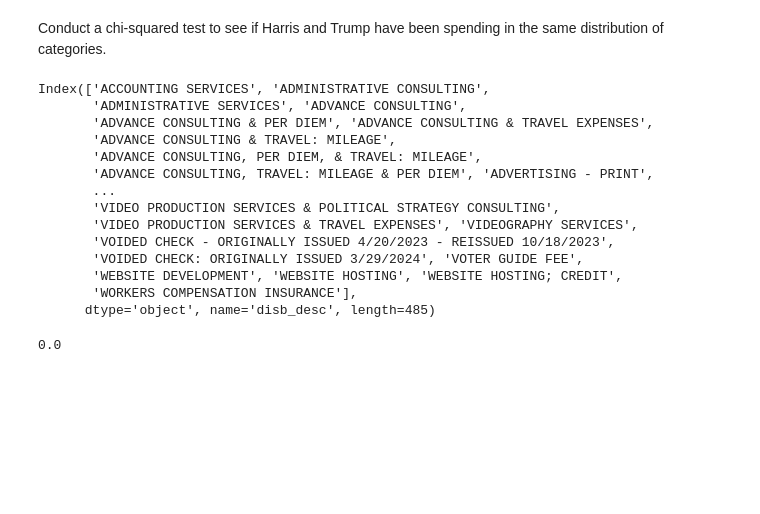
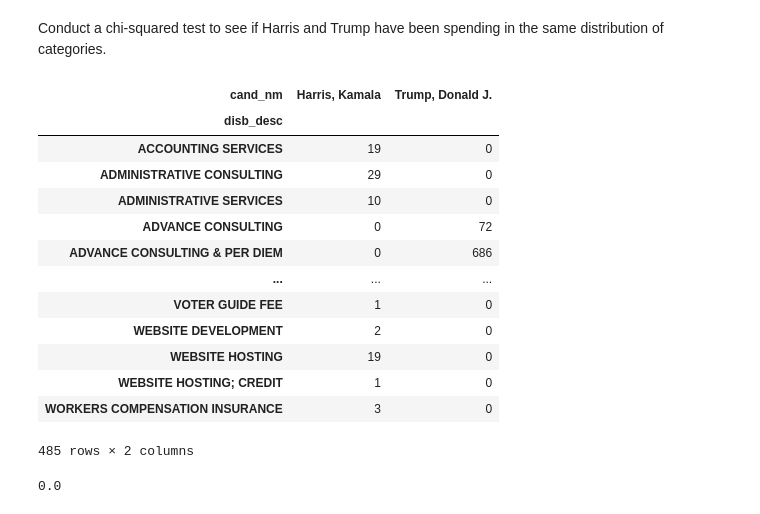
Before and after one commit to wellsGarrison/320Project, a Jupyter notebook: final_project.ipynb, the cells around one changed output. Drawn from its saved outputs; the diff is of its cells as text; code cells hidden in the pictures; blank space fills up the shorter version.

```diff
--- a/final_project.ipynb
+++ b/final_project.ipynb
@@ -61,22 +61,22 @@ pd.read_csv("weball24.txt", delimiter='|')
 Conduct a chi-squared test to see if Harris and Trump have been spending in the same distribution of categories.
 # %%
 cross_category = pd.crosstab(spending_df['disb_desc'], spending_df[(spending_df['cand_nm'] == 'Harris, Kamala') | (spending_df['cand_nm'] == 'Trump, Donald J.')]['cand_nm'])
-cross_category.index
+cross_category
 # %% [output]
+| cand_nm | Harris, Kamala | Trump, Donald J. |
+| disb_desc |  |  |
+| ACCOUNTING SERVICES | 19 | 0 |
+| ADMINISTRATIVE CONSULTING | 29 | 0 |
+| ADMINISTRATIVE SERVICES | 10 | 0 |
+| ADVANCE CONSULTING | 0 | 72 |
+| ADVANCE CONSULTING & PER DIEM | 0 | 686 |
+| ... | ... | ... |
+| VOTER GUIDE FEE | 1 | 0 |
+| WEBSITE DEVELOPMENT | 2 | 0 |
+| WEBSITE HOSTING | 19 | 0 |
+| WEBSITE HOSTING; CREDIT | 1 | 0 |
+| WORKERS COMPENSATION INSURANCE | 3 | 0 |
-Index(['ACCOUNTING SERVICES', 'ADMINISTRATIVE CONSULTING',
-       'ADMINISTRATIVE SERVICES', 'ADVANCE CONSULTING',
-       'ADVANCE CONSULTING & PER DIEM', 'ADVANCE CONSULTING & TRAVEL EXPENSES',
-       'ADVANCE CONSULTING & TRAVEL: MILEAGE',
-       'ADVANCE CONSULTING, PER DIEM, & TRAVEL: MILEAGE',
-       'ADVANCE CONSULTING, TRAVEL: MILEAGE & PER DIEM', 'ADVERTISING - PRINT',
-       ...
-       'VIDEO PRODUCTION SERVICES & POLITICAL STRATEGY CONSULTING',
-       'VIDEO PRODUCTION SERVICES & TRAVEL EXPENSES', 'VIDEOGRAPHY SERVICES',
-       'VOIDED CHECK - ORIGINALLY ISSUED 4/20/2023 - REISSUED 10/18/2023',
-       'VOIDED CHECK: ORIGINALLY ISSUED 3/29/2024', 'VOTER GUIDE FEE',
-       'WEBSITE DEVELOPMENT', 'WEBSITE HOSTING', 'WEBSITE HOSTING; CREDIT',
-       'WORKERS COMPENSATION INSURANCE'],
-      dtype='object', name='disb_desc', length=485)
+485 rows × 2 columns
 # %%
 scipy.stats.chi2_contingency(cross_category).pvalue
 # %% [output]
```
Also changed, not shown: parts of 2 cells of this notebook.
